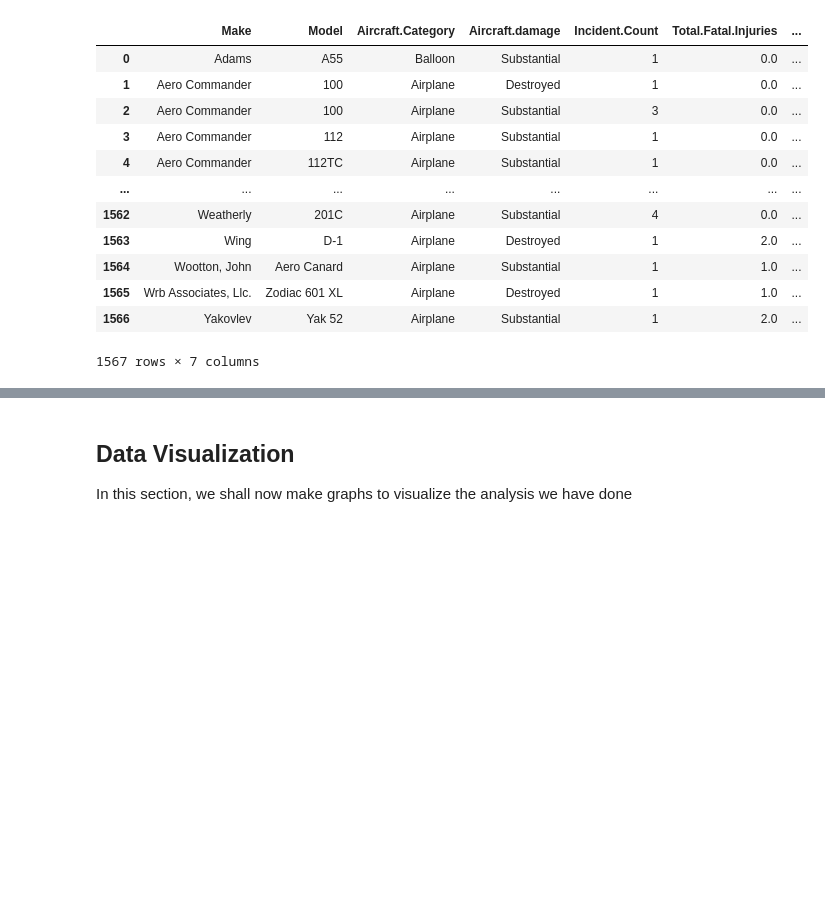
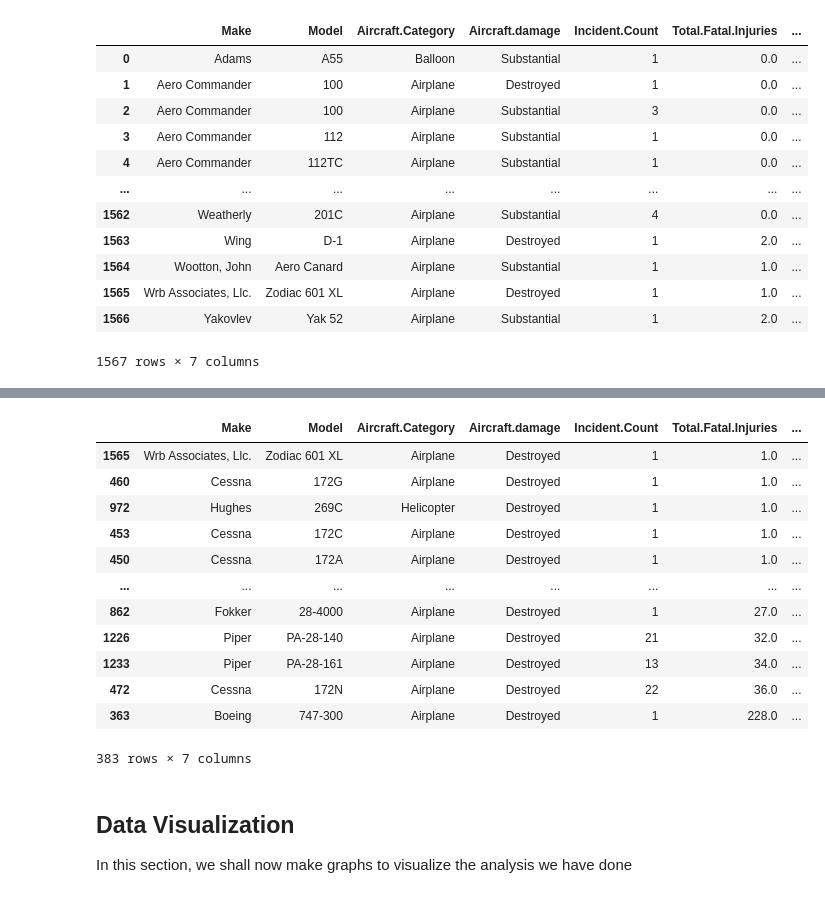
Before and after one commit to cminyade/phase-1-project, a Jupyter notebook: student.ipynb, the cells around one changed output, grey strips where cells are left out. Cells and saved outputs as stored; diff of their text form; code cells hidden in the pictures; blank space fills up the shorter version.

```diff
--- a/student.ipynb
+++ b/student.ipynb
@@ -202,3 +233,19 @@ combined_avaiation_summary
+# %%
+unsafe_models
+# %% [output]
+|  | Make | Model | Aircraft.Category | Aircraft.damage | Incident.Count | Total.Fatal.Injuries | ... |
+| 1565 | Wrb Associates, Llc. | Zodiac 601 XL | Airplane | Destroyed | 1 | 1.0 | ... |
+| 460 | Cessna | 172G | Airplane | Destroyed | 1 | 1.0 | ... |
+| 972 | Hughes | 269C | Helicopter | Destroyed | 1 | 1.0 | ... |
+| 453 | Cessna | 172C | Airplane | Destroyed | 1 | 1.0 | ... |
+| 450 | Cessna | 172A | Airplane | Destroyed | 1 | 1.0 | ... |
+| ... | ... | ... | ... | ... | ... | ... | ... |
+| 862 | Fokker | 28-4000 | Airplane | Destroyed | 1 | 27.0 | ... |
+| 1226 | Piper | PA-28-140 | Airplane | Destroyed | 21 | 32.0 | ... |
+| 1233 | Piper | PA-28-161 | Airplane | Destroyed | 13 | 34.0 | ... |
+| 472 | Cessna | 172N | Airplane | Destroyed | 22 | 36.0 | ... |
+| 363 | Boeing | 747-300 | Airplane | Destroyed | 1 | 228.0 | ... |
+383 rows × 7 columns
 # %% [markdown]
 ## Data Visualization
 
```
Also changed, not shown: parts of 6 cells of this notebook, 4 other files.
